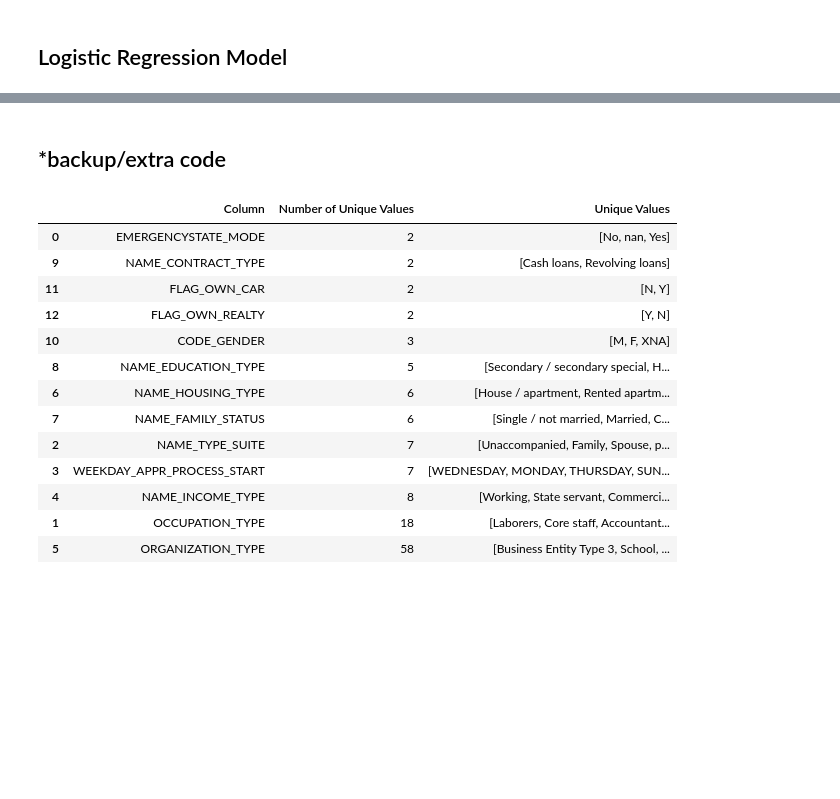
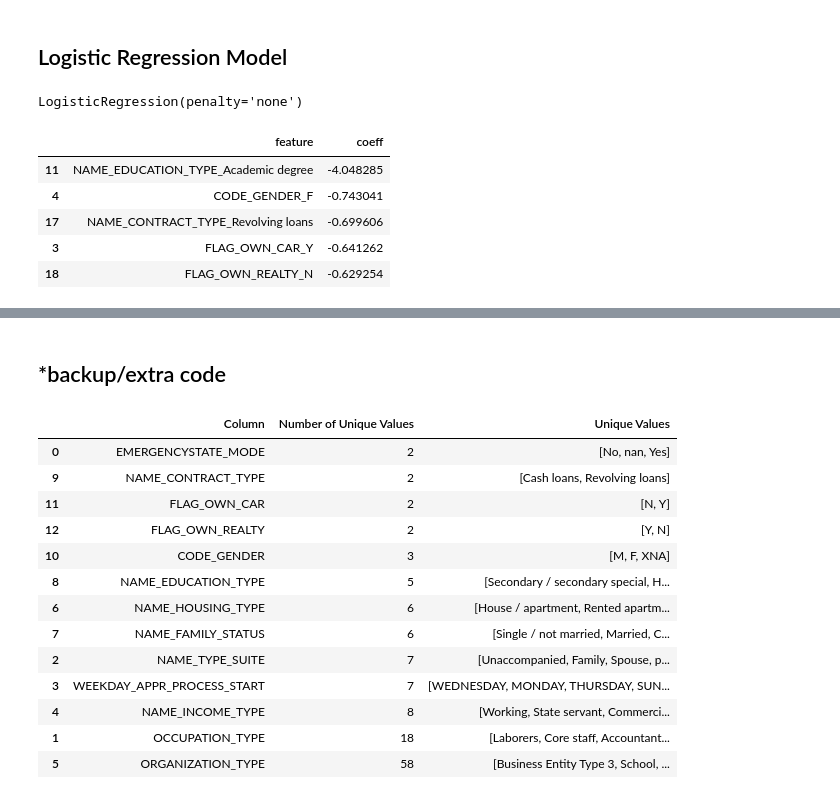
Before and after one commit to UCB-stat-159-s22/hw07-Group11, a Jupyter notebook: main.ipynb, the cells around one changed output, grey strips where cells are left out. Saved outputs shown, nothing was run; the diff lists cells and outputs as text; code cells hidden in the pictures; blank space fills up the shorter version.

```diff
--- a/main.ipynb
+++ b/main.ipynb
@@ -215,0 +221,16 @@ SelectedFeatures =['NAME_CONTRACT_TYPE','CODE_GENDER','NAME_INCOME_TYPE','NAME_E
+# %%
+model.fit(preprocessed, df['TARGET'])
+# %% [output]
+LogisticRegression(penalty='none')
+# %%
+# displaying which coefficients are with which columsn
+
+coefficients = pd.DataFrame({'feature': preprocessed.columns, 'coeff': model.coef_[0]}, columns=['feature', 'coeff'])
+coefficients.sort_values(by='coeff').head()
+# %% [output]
+|  | feature | coeff |
+| 11 | NAME_EDUCATION_TYPE_Academic degree | -4.048285 |
+| 4 | CODE_GENDER_F | -0.743041 |
+| 17 | NAME_CONTRACT_TYPE_Revolving loans | -0.699606 |
+| 3 | FLAG_OWN_CAR_Y | -0.641262 |
+| 18 | FLAG_OWN_REALTY_N | -0.629254 |
```
Also changed, not shown: parts of 18 cells of this notebook.
